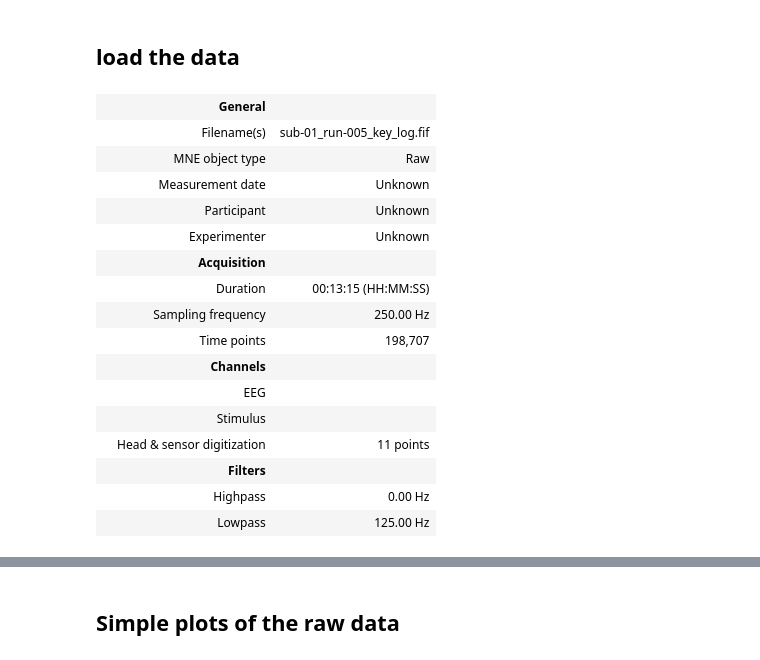
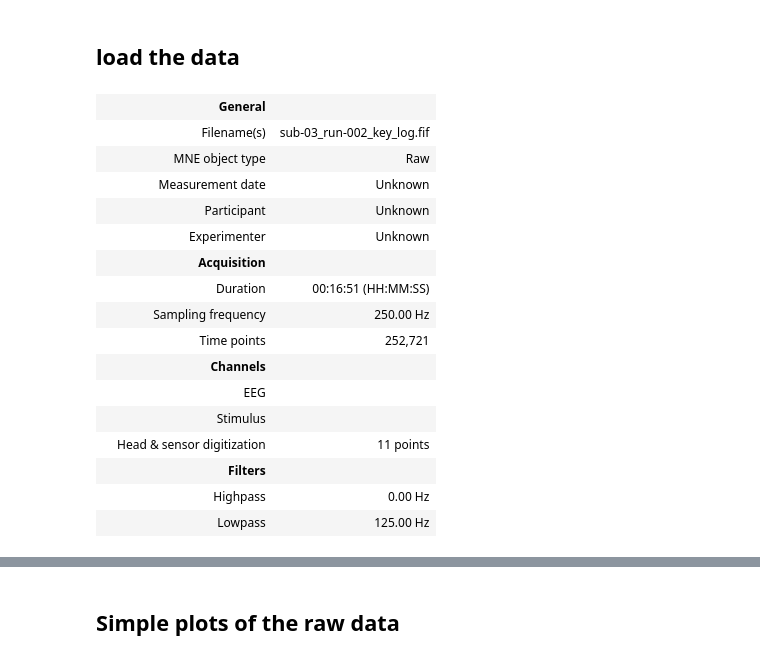
Before and after one commit to erikbwu/RETEV2025, a Jupyter notebook: notebooks/signal_analysis.ipynb, the cells around one changed output, grey strips where cells are left out. Saved outputs shown, nothing was run; the diff lists cells and outputs as text; code cells hidden in the pictures.

```diff
--- a/notebooks/signal_analysis.ipynb
+++ b/notebooks/signal_analysis.ipynb
@@ -15,22 +16,23 @@ import matplotlib.pyplot as plt
 # %% [markdown]
 ## load the data
 # %%
-fif_file_path = "data/datasets_raw/fif/sub-01/sub-01_run-005_key_log.fif"
+fif_file_path = "/home/simeon/GitRepositories/hackathon-eeg/data/datasets/fif/sub-03/sub-03_run-002_key_log.fif"
 assert os.path.exists(fif_file_path), "File not found"
+
 
 raw = mne.io.read_raw_fif(fif_file_path, verbose=False, preload=True)
 raw
 # %% [output]
 |  | General |  |
-|  | Filename(s) | sub-01_run-005_key_log.fif |
+|  | Filename(s) | sub-03_run-002_key_log.fif |
 |  | MNE object type | Raw |
 |  | Measurement date | Unknown |
 |  | Participant | Unknown |
 |  | Experimenter | Unknown |
 |  | Acquisition |  |
-|  | Duration | 00:13:15 (HH:MM:SS) |
+|  | Duration | 00:16:51 (HH:MM:SS) |
 |  | Sampling frequency | 250.00 Hz |
-|  | Time points | 198,707 |
+|  | Time points | 252,721 |
 |  | Channels |  |
 |  | EEG |  |
 |  | Stimulus |  |
```
Also changed, not shown: parts of 13 cells of this notebook.
